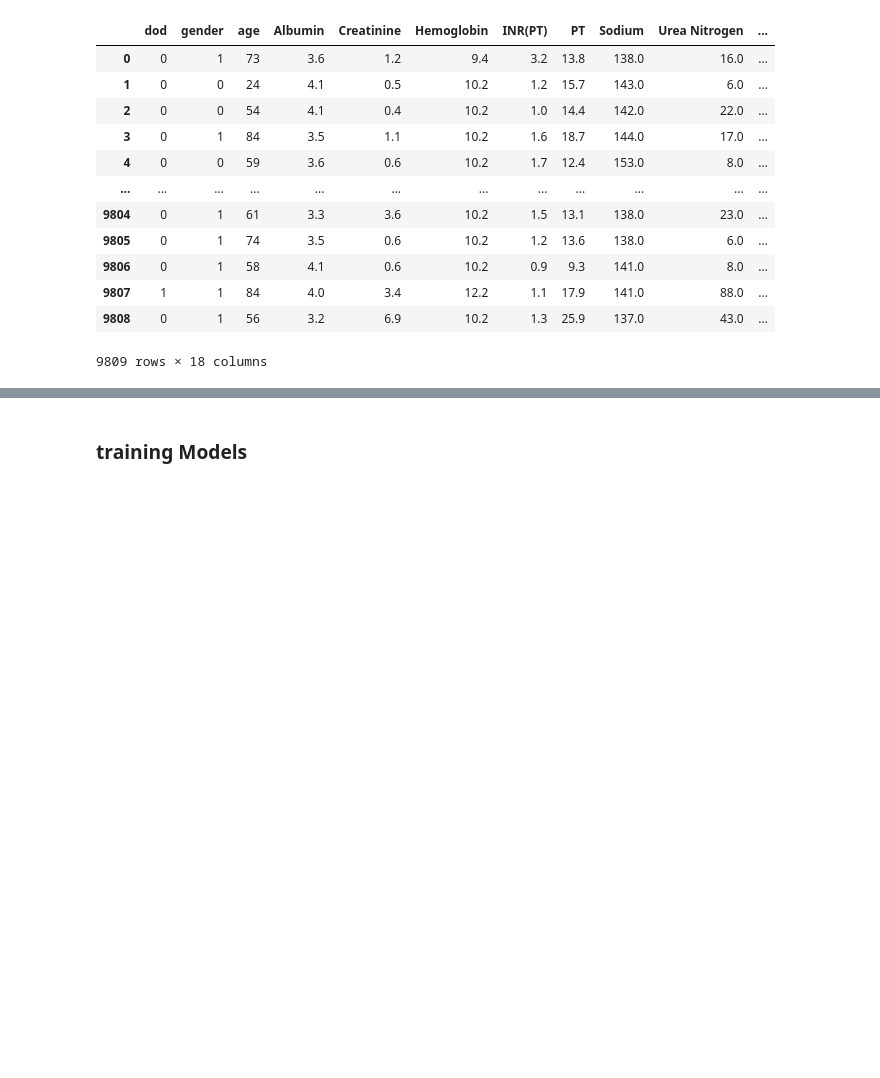
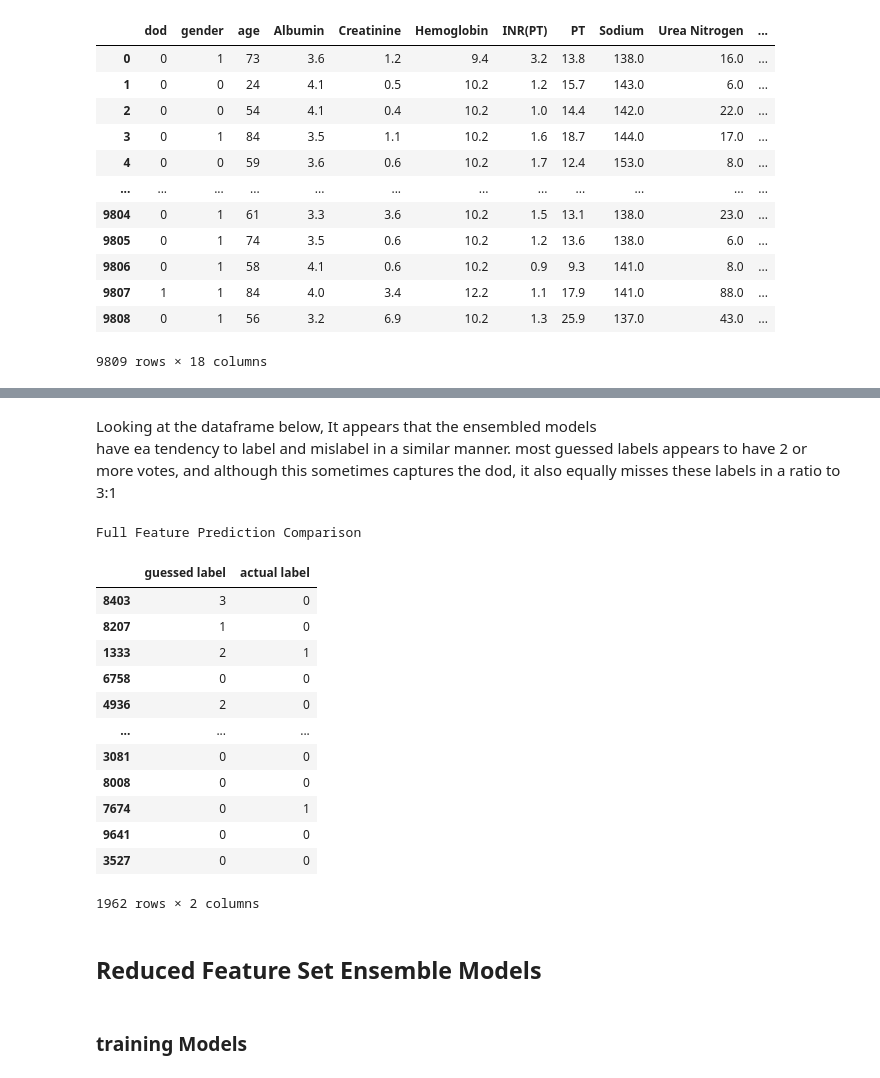
Before and after one commit to gracelovesyah/ml-and-health-predict-mortality-rate, a Jupyter notebook: notebook/Ensemble Model/RegressionTree.ipynb, the cells around one changed output, grey strips where cells are left out. Drawn from its saved outputs; the diff is of its cells as text; code cells hidden in the pictures; blank space fills up the shorter version.

```diff
--- a/notebook/Ensemble Model/RegressionTree.ipynb
+++ b/notebook/Ensemble Model/RegressionTree.ipynb
@@ -44,3 +339,33 @@ aki_df
+# %% [markdown]
+Looking at the dataframe below, It appears that the ensembled models\
+have ea tendency to label and mislabel in a similar manner.
+most guessed labels appears to have 2 or more votes, and although this sometimes
+captures the dod, it also equally misses these labels in a ratio to 3:1
+# %%
+print("Full Feature Prediction Comparison")
+prediction_comparison = pd.DataFrame(
+    {'guessed label': ensemble_prediction,
+     'actual label': y_test,
+    })
+# pd.set_option("display.max_rows", None)
+prediction_comparison
+# %% [output]
+Full Feature Prediction Comparison
+|  | guessed label | actual label |
+| 8403 | 3 | 0 |
+| 8207 | 1 | 0 |
+| 1333 | 2 | 1 |
+| 6758 | 0 | 0 |
+| 4936 | 2 | 0 |
+| ... | ... | ... |
+| 3081 | 0 | 0 |
+| 8008 | 0 | 0 |
+| 7674 | 0 | 1 |
+| 9641 | 0 | 0 |
+| 3527 | 0 | 0 |
+1962 rows × 2 columns
+# %% [markdown]
+## Reduced Feature Set Ensemble Models
 # %%
 seed_list = [0]
 # %% [markdown]
```
Also changed, not shown: parts of 23 cells of this notebook.
